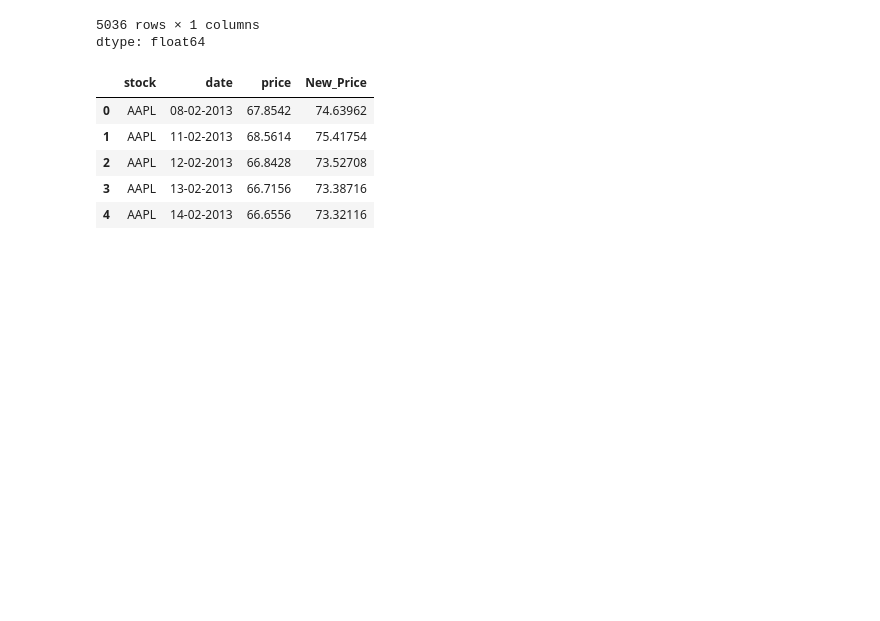
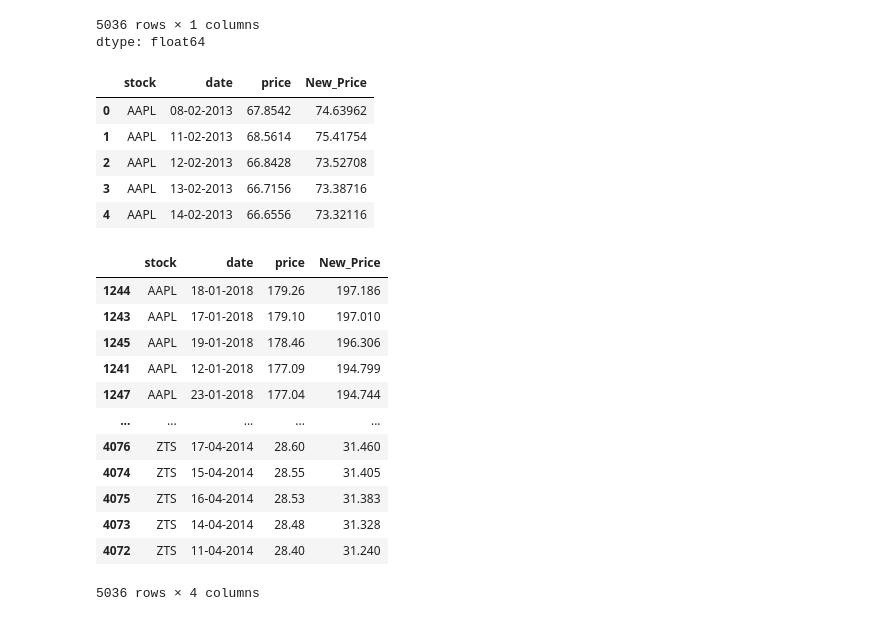
Before and after one commit to chemkemeimyers/PythonProjects, a Jupyter notebook: SavingNLoadingFiles.ipynb, the cells around one changed output. Drawn from its saved outputs; the diff is of its cells as text; code cells hidden in the pictures; blank space fills up the shorter version.

```diff
--- a/SavingNLoadingFiles.ipynb
+++ b/SavingNLoadingFiles.ipynb
@@ -225,3 +225,19 @@ data.head()
 | 2 | AAPL | 12-02-2013 | 66.8428 | 73.52708 |
 | 3 | AAPL | 13-02-2013 | 66.7156 | 73.38716 |
 | 4 | AAPL | 14-02-2013 | 66.6556 | 73.32116 |
+# %%
+data.sort_values(by='New_Price', ascending=False)
+# %% [output]
+|  | stock | date | price | New_Price |
+| 1244 | AAPL | 18-01-2018 | 179.26 | 197.186 |
+| 1243 | AAPL | 17-01-2018 | 179.10 | 197.010 |
+| 1245 | AAPL | 19-01-2018 | 178.46 | 196.306 |
+| 1241 | AAPL | 12-01-2018 | 177.09 | 194.799 |
+| 1247 | AAPL | 23-01-2018 | 177.04 | 194.744 |
+| ... | ... | ... | ... | ... |
+| 4076 | ZTS | 17-04-2014 | 28.60 | 31.460 |
+| 4074 | ZTS | 15-04-2014 | 28.55 | 31.405 |
+| 4075 | ZTS | 16-04-2014 | 28.53 | 31.383 |
+| 4073 | ZTS | 14-04-2014 | 28.48 | 31.328 |
+| 4072 | ZTS | 11-04-2014 | 28.40 | 31.240 |
+5036 rows × 4 columns
```
